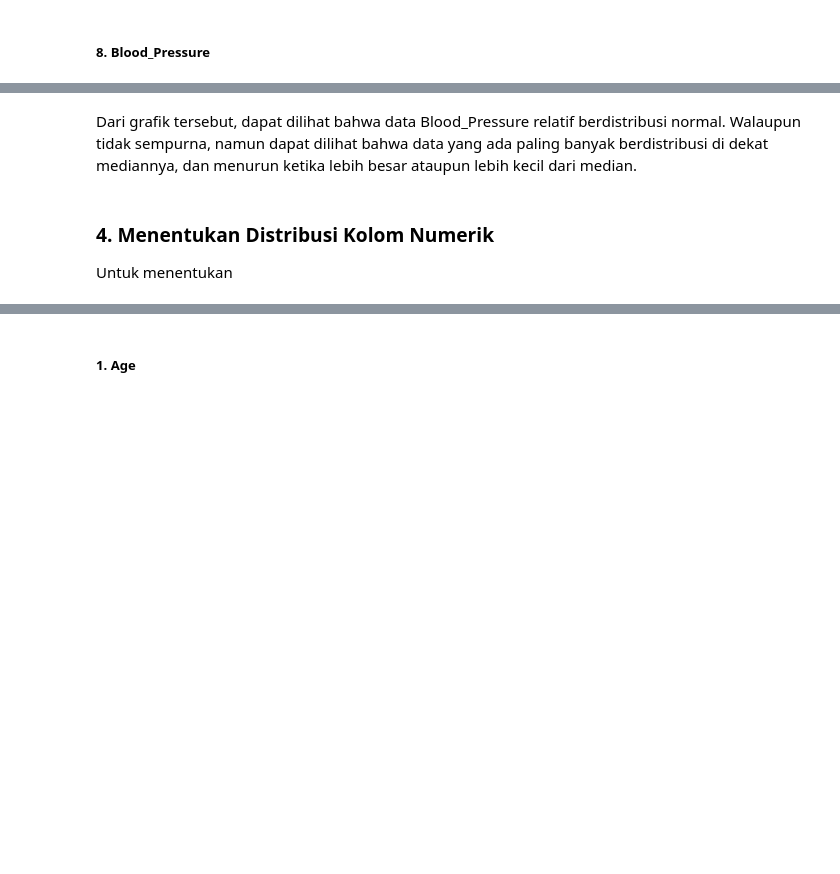
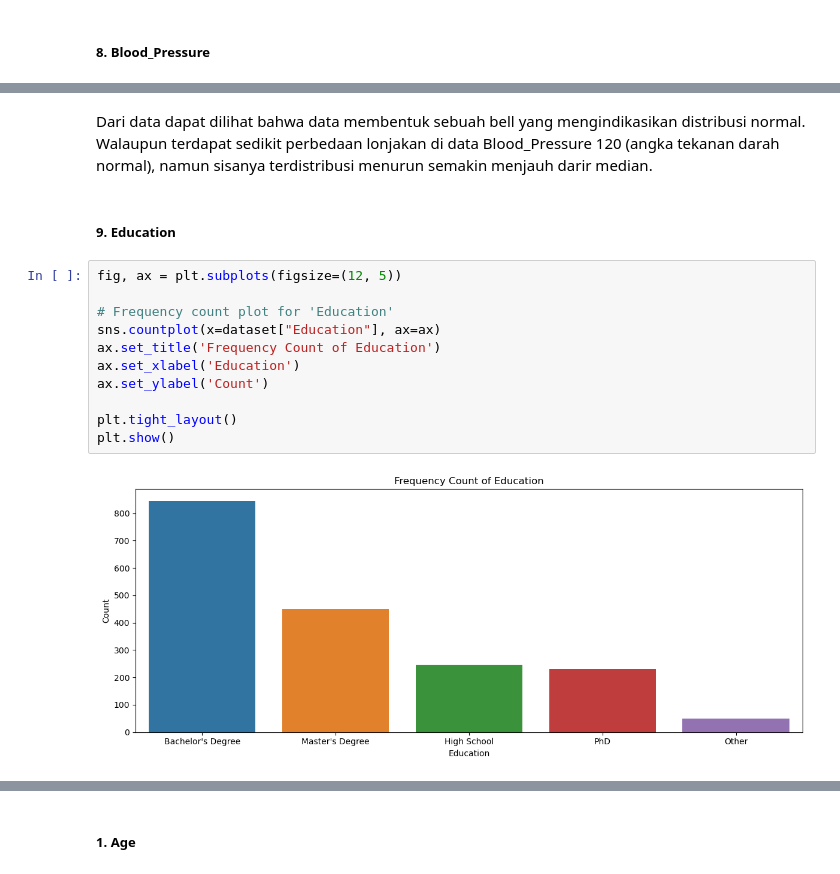
Before and after one commit to ImanuelSG/K02-IF2220-13522048-13522058, a Jupyter notebook: Answers.ipynb, the cells around one changed output, grey strips where cells are left out. Drawn from its saved outputs; the diff is of its cells as text; blank space fills up the shorter version.

```diff
--- a/Answers.ipynb
+++ b/Answers.ipynb
@@ -585,5 +589,17 @@ plt.show()
-# %% [markdown]
-Dari grafik tersebut, dapat dilihat bahwa data Blood_Pressure relatif berdistribusi normal. Walaupun tidak sempurna, namun dapat dilihat bahwa data yang ada paling banyak berdistribusi di dekat mediannya, dan menurun ketika lebih besar ataupun lebih kecil dari median.
-# %% [markdown]
-### 4. Menentukan Distribusi Kolom Numerik
-Untuk menentukan
+# %% [markdown]
+Dari data dapat dilihat bahwa data membentuk sebuah bell yang mengindikasikan distribusi normal. Walaupun terdapat sedikit perbedaan lonjakan di data Blood_Pressure 120 (angka tekanan darah normal), namun sisanya terdistribusi menurun semakin menjauh darir median.
+# %% [markdown]
+##### 9. Education
+# %%
+fig, ax = plt.subplots(figsize=(12, 5))
+
+# Frequency count plot for 'Education'
+sns.countplot(x=dataset["Education"], ax=ax)
+ax.set_title('Frequency Count of Education')
+ax.set_xlabel('Education')
+ax.set_ylabel('Count')
+
+plt.tight_layout()
+plt.show()
+# %% [output]
+[figure, added]
```
Also changed, not shown: parts of 36 cells of this notebook.
